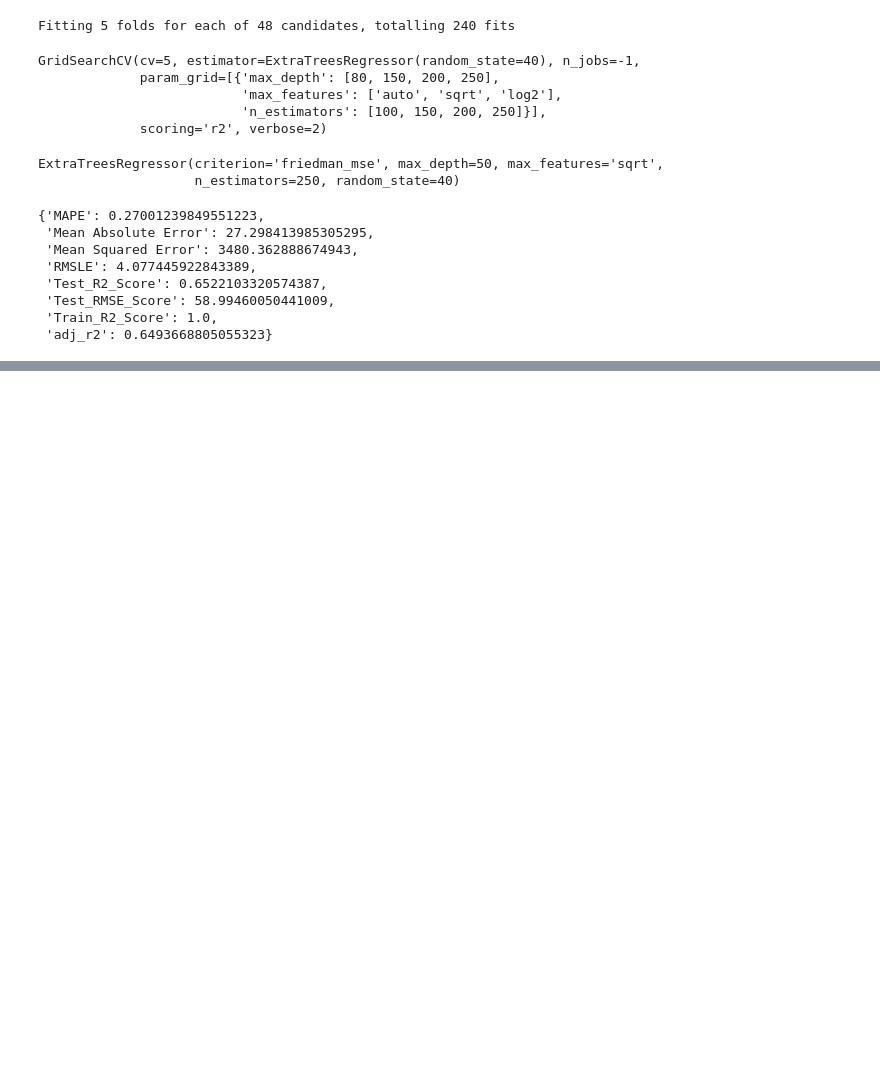
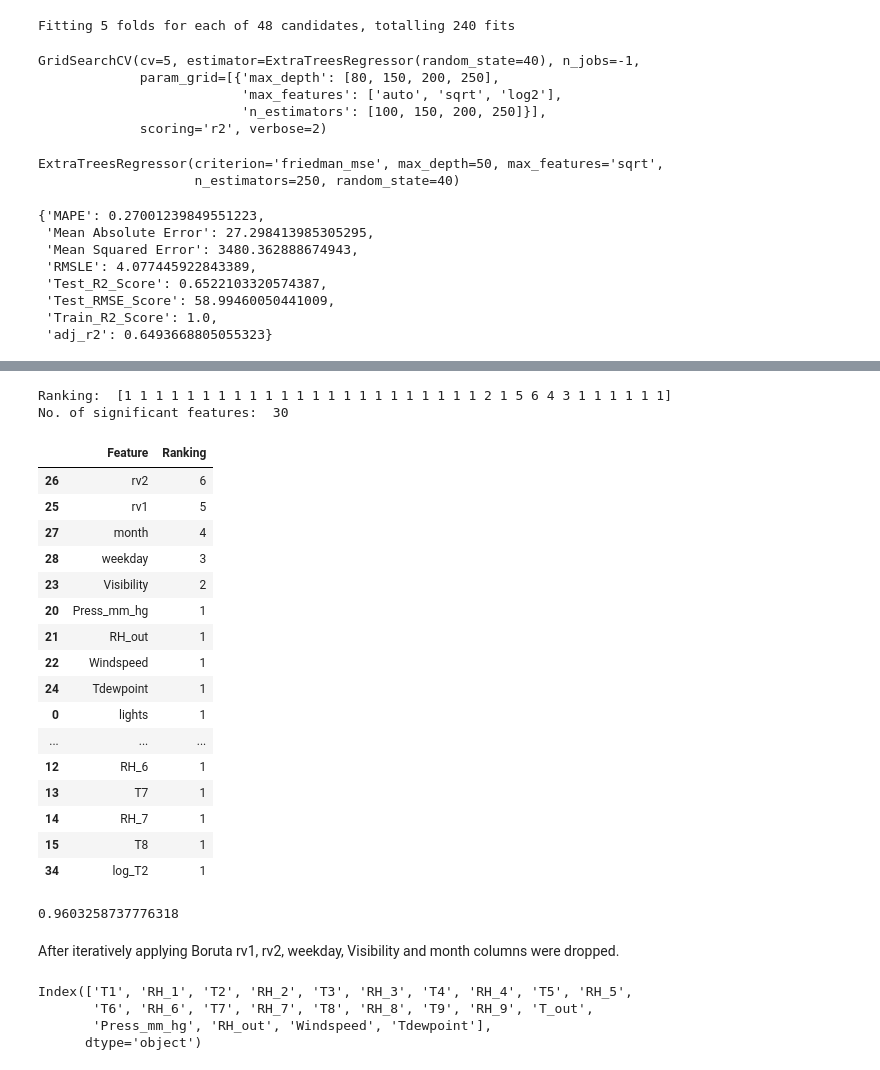
Before and after one commit to itishajain15/AppliancesEnergyPrediction, a Jupyter notebook: Appliances_energy_prediction.ipynb, the cells around one changed output, grey strips where cells are left out. Drawn from its saved outputs; the diff is of its cells as text; code cells hidden in the pictures; blank space fills up the shorter version.

```diff
--- a/Appliances_energy_prediction.ipynb
+++ b/Appliances_energy_prediction.ipynb
@@ -442,0 +504,19 @@ reg_model_data
+# %%
+
+#data.drop('RH_5',axis=1,inplace=True)
+#data.drop('RH_6',axis=1,inplace=True)
+#data.drop('T2',axis=1,inplace=True)
+#data.drop('RH_out',axis=1,inplace=True)
+#data.drop('Visibility',axis=1,inplace=True)
+#data.drop('Windspeed',axis=1,inplace=True)
+#data.drop('T3',axis=1,inplace=True)
+#data.drop('Visibility',axis=1,inplace=True)
+#data.drop('T1',axis=1,inplace=True)
+#data.drop('hour',axis=1,inplace=True)
+#data.drop('Appliances',axis=1,inplace=True)
+data['log_appliances']=np.log(df1['Appliances'])
+
+X = data.drop('Appliances', axis = 1)
+y = data['Appliances']
+X_train, X_test, y_train, y_test = train_test_split(X, y, test_size = .33, random_state = 1)
+data.info()
@@ -442,0 +541,6 @@ reg_model_data
+# %%
+
+#Initiating Boruta
+rfc = RandomForestRegressor(random_state=40, n_estimators=250, max_depth=80,max_features='sqrt')
+boruta_selector = BorutaPy(rfc, n_estimators='auto', verbose=2, random_state=42)
+boruta_selector.fit(np.array(X_train), np.array(y_train))
@@ -442,0 +570,41 @@ reg_model_data
+# %%
+# Bortuta feature selction
+print("Ranking: ",boruta_selector.ranking_)
+print("No. of significant features: ", boruta_selector.n_features_)
+# %% [output]
+Ranking:  [1 1 1 1 1 1 1 1 1 1 1 1 1 1 1 1 1 1 1 1 1 1 1 2 1 5 6 4 3 1 1 1 1 1 1]
+No. of significant features:  30
+# %%
+selected_rf_features = pd.DataFrame({'Feature':list(X_train.columns),
+                                       'Ranking':boruta_selector.ranking_})
+selected_rf_features.sort_values(by='Ranking',ascending=False)
+# %% [output]
+|  | Feature | Ranking |
+| 26 | rv2 | 6 |
+| 25 | rv1 | 5 |
+| 27 | month | 4 |
+| 28 | weekday | 3 |
+| 23 | Visibility | 2 |
+| 20 | Press_mm_hg | 1 |
+| 21 | RH_out | 1 |
+| 22 | Windspeed | 1 |
+| 24 | Tdewpoint | 1 |
+| 0 | lights | 1 |
+| ... | ... | ... |
+| 12 | RH_6 | 1 |
+| 13 | T7 | 1 |
+| 14 | RH_7 | 1 |
+| 15 | T8 | 1 |
+| 34 | log_T2 | 1 |
+# %%
+X_important_train = boruta_selector.transform(np.array(X_train))
+X_important_test = boruta_selector.transform(np.array(X_test))
+
+rf_boruta = RandomForestRegressor(random_state=40, n_estimators=250, max_depth=80,max_features='sqrt')
+rf_boruta.fit(X_important_train, y_train)
+
+print(r2_score(y_test,rf_boruta.predict(X_important_test)))
+# %% [output]
+0.9603258737776318
+# %% [markdown]
+After iteratively applying Boruta rv1, rv2, weekday, Visibility and month columns were dropped.
@@ -442,0 +619,7 @@ reg_model_data
+# %%
+features_to_keep.columns
+# %% [output]
+Index(['T1', 'RH_1', 'T2', 'RH_2', 'T3', 'RH_3', 'T4', 'RH_4', 'T5', 'RH_5',
+       'T6', 'RH_6', 'T7', 'RH_7', 'T8', 'RH_8', 'T9', 'RH_9', 'T_out',
+       'Press_mm_hg', 'RH_out', 'Windspeed', 'Tdewpoint'],
+      dtype='object')
```
Also changed, not shown: parts of 20 cells of this notebook.
